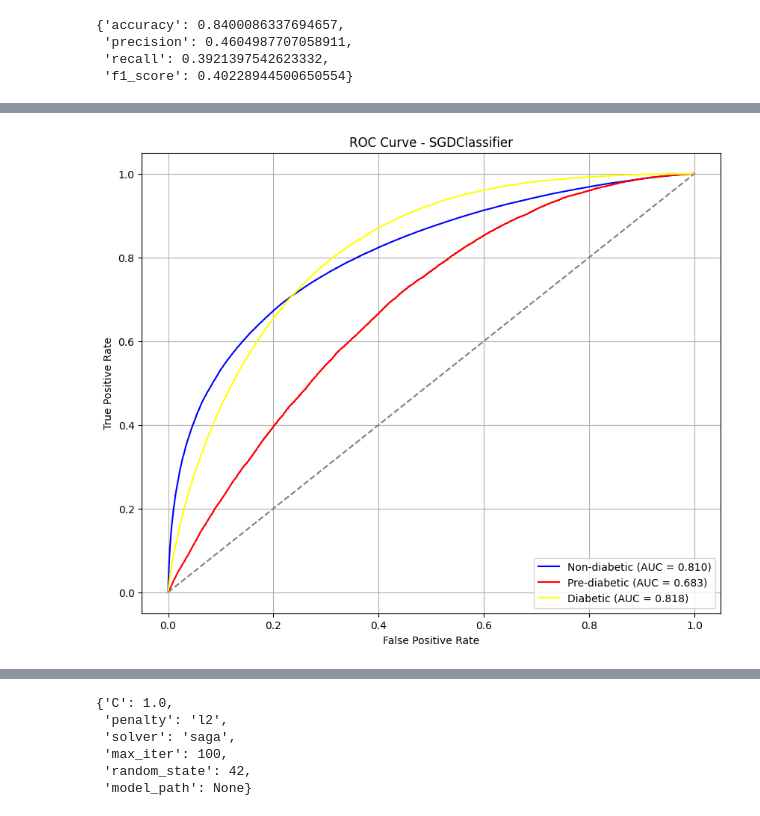
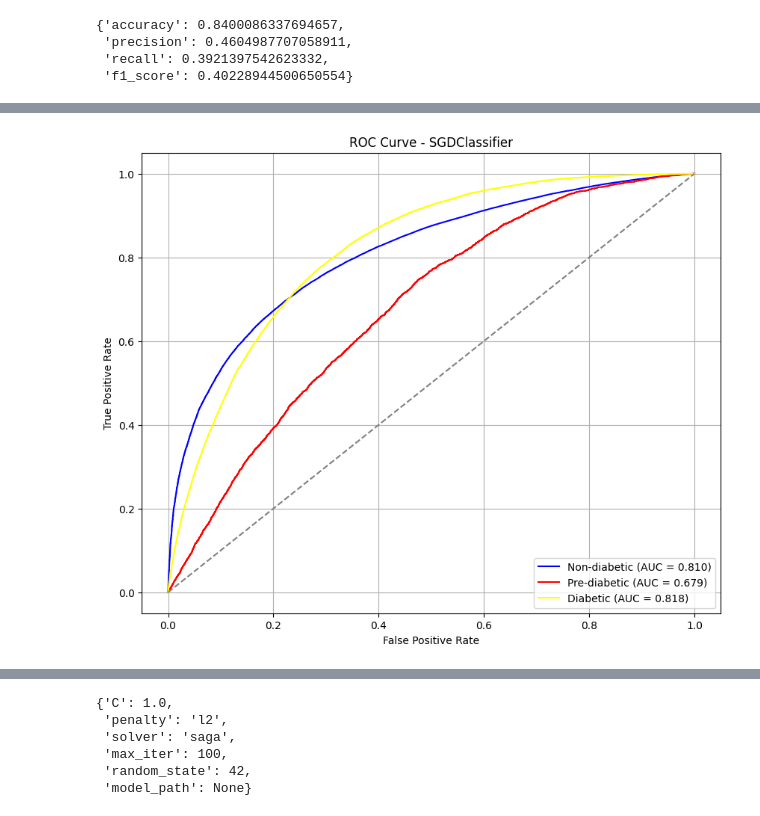
Before and after one commit to lngquoctrung/diabetes-prediction, a Jupyter notebook: notebooks/2_models_with_original_data.ipynb, the cells around one changed output, grey strips where cells are left out. Saved outputs shown, nothing was run; the diff lists cells and outputs as text; code cells hidden in the pictures.

```diff
--- a/notebooks/2_models_with_original_data.ipynb
+++ b/notebooks/2_models_with_original_data.ipynb
@@ -51,8 +60,14 @@ This ensures that we have enough data to train complex models and still have a r
 X = df.drop("Diabetes", axis=1)
 y = df["Diabetes"]
 # %%
-# Split training and testing set
-X_train, X_test, y_train, y_test = train_test_split(X, y, train_size=TRAIN_SIZE, random_state=RANDOM_STATE, stratify=y)
+# Apply stratified train-test split to maintain class distributio
+X_train, X_test, y_train, y_test = train_test_split(
+    X,
+    y,
+    train_size=TRAIN_SIZE,
+    random_state=RANDOM_STATE,
+    stratify=y
+)
 print(f"X_train shape: {X_train.shape}")
 print(f"X_test shape: {X_test.shape}")
 print(f"y_train shape: {y_train.shape}")
@@ -96,7 +111,7 @@ From the training and evaluation process, SGD Classifier shows:
 - Cross-validation results show the stability of the model through different folds
 - ROC-AUC plot helps evaluate the ability to distinguish between classes, especially important for multi-class problems such as diabetes
 # %%
-# Initialize an SGDClassifier model for BRFSS dataset and get model information
+# Initialize and configure SGD model
 sgd_model = DiabetesSGDClassifier(
     loss=SGD_LOSS,
     penalty=SGD_PENALTY,
@@ -105,9 +120,6 @@ sgd_model = DiabetesSGDClassifier(
     random_state=RANDOM_STATE,
     learning_rate=SGD_LEARNING_RATE,
     n_jobs=N_JOBS,
-    log_file="../logs/og_sgd_classifier.log",
+    log_file=f"{LOG_DIR}/2_sgd_classifier_with_original_data.log",
 )
-
-# Get the model information
-sgd_model_info = sgd_model.get_model_info()
 # %% [output]
@@ -133,9 +145,6 @@ sgd_model_info
  'model_path': None,
  'is_fitted': False}
 # %%
-# Train model with original dataset
-sgd_model.train(
-    X=X_train_normalized,
-    y=y_train
-)
+# Train the SGD model on normalized training data
+sgd_model.train(X=X_train_normalized, y=y_train)
 # %% [output]
@@ -186,5 +195,5 @@ sgd_model_eval_results
  'f1_score': 0.40228944500650554}
 # %%
 # Predict class probabilities
-sgd_prob = sgd_model.predict_proba(X=X_train_normalized)
+sgd_class_probabilities = sgd_model.predict_proba(X=X_test_normalized)
 # %% [output]
@@ -192,12 +201,12 @@ sgd_prob = sgd_model.predict_proba(X=X_train_normalized)
 # %%
 # Plot ROC and AUC
 plot_roc_auc(
-    y_true=y_train,
-    y_pred_proba=sgd_prob,
+    y_true=y_test,
+    y_pred_proba=sgd_class_probabilities,
     model_name="SGDClassifier"
 )
 # %% [output]
-[figure, old version]
+[figure, new version]
 # %%
 # Evaluate SGDClassifier model with cross-validation
 sgd_model_cv_scores = sgd_model.cross_validate(X=X_train_normalized, y=y_train)
```
Also changed, not shown: parts of 74 cells of this notebook, 43 other files.
